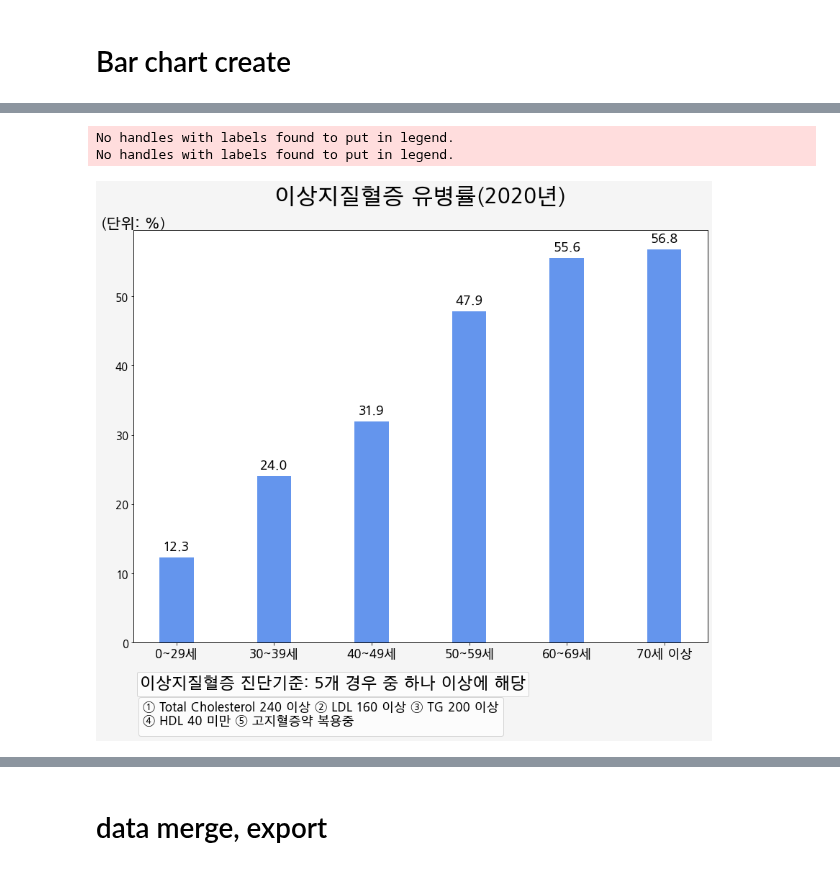
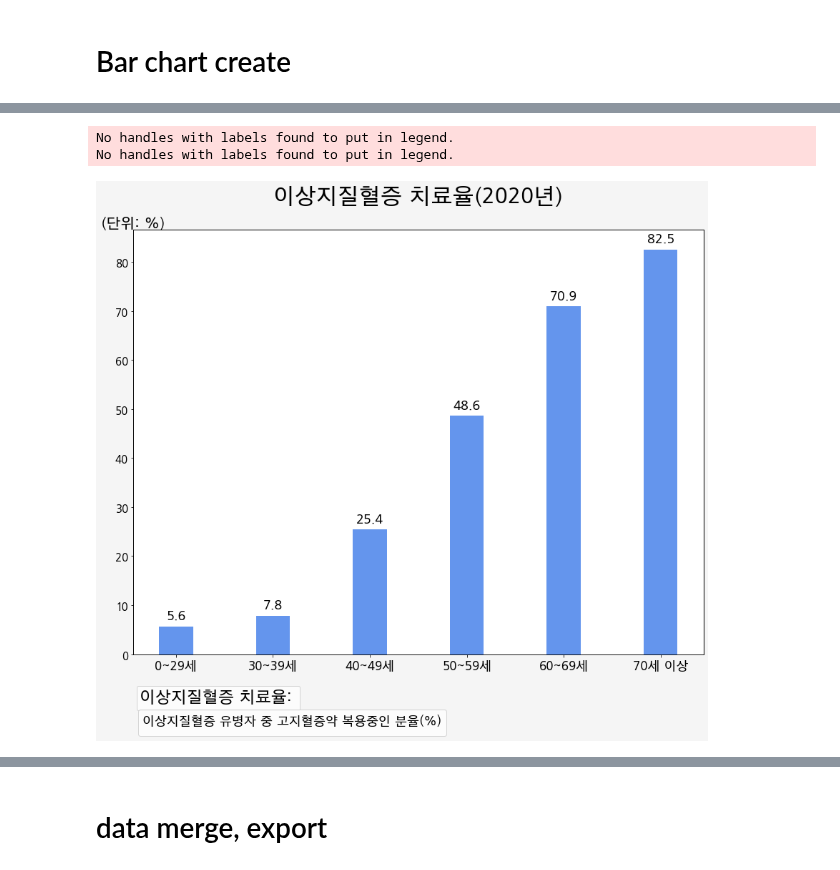
Before and after one commit to juseful/FactSheet2020, a Jupyter notebook: 02_질환별_03이상지질혈증.ipynb, the cells around one changed output, grey strips where cells are left out. Drawn from its saved outputs; the diff is of its cells as text; code cells hidden in the pictures.

Commit message:
Execution Plan, file export format modify

```diff
--- a/02_질환별_03이상지질혈증.ipynb
+++ b/02_질환별_03이상지질혈증.ipynb
@@ -45,9 +45,9 @@ data.loc[ data['AGE'] > 69                      ,'AGEGRP'] = '70세 이상'
 # %% [markdown]
 ### 특정 그룹 별도 저장 - 이상지질혈증(Dyslipidemia)은 control군 배제
 # %%
-# dysl_ctrl = data.drop(data.loc[data[GRP]!='당뇨'].index)
-# dysl_ctrl.loc[(dysl_ctrl['BL3164'] < 7.0), '{}_CTRL_YN'.format(GRP)] = '조절군'
-# dysl_ctrl['{}_CTRL_YN'.format(GRP)].fillna('비조절군',inplace=True)
+dysl_ctrl = data.drop(data.loc[data[GRP]!='이상지질혈증'].index)
+dysl_ctrl.loc[(dysl_ctrl['TRT_MED_HYPERLIPIDEMIA'] == '1'), '{}_CTRL_YN'.format(GRP)] = '치료군'
+dysl_ctrl['{}_CTRL_YN'.format(GRP)].fillna('비치료군',inplace=True)
 # dysl_ctrl
 # %%
 data_m = data.drop(data.loc[data['GEND_CD']=='F'].index)
@@ -313,5 +558,5 @@ No handles with labels found to put in legend.
 # %%
-value01 = dysl_per_subt.iloc[0,:-1]
+value01 = dysl_ctrl_per_subt.iloc[1,:-1]
 
 
 x = np.arange(len(labels))  # the label locations # all 값이 list에는 포함되지 않았기 때문임.
@@ -321,11 +566,10 @@ width = 0.35  # the width of the bars
 fig, ax = plt.subplots(figsize=(12, 11)) # 캔버스 배경 사이즈 설정
 
 fig.set_facecolor('whitesmoke') ## 캔버스 배경색 설정
-# rects1 = ax.bar(x,  value01, width, label='전체',color='cornflowerblue')
 rects1 = ax.bar(x,  value01, width,color='cornflowerblue')
 
 # Add some text for labels, title and custom x-axis tick labels, etc.
-ax.set_title('이상지질혈증 유병률(2020년)\n',fontsize=30)
+ax.set_title('이상지질혈증 치료율(2020년)\n',fontsize=30)
 ax.set_ylabel(
                 '(단위: %)' # 표시값
                  ,labelpad=-70 # 여백값 설정
@@ -355,34 +599,36 @@ def autolabel(rects):
                    )
 
 autolabel(rects1)
 
 # multiple legend
 def twinx(self):
     ax2 = self._make_twin_axes(sharex=self)
     # ax2.yaxis.tick_right()
     ax2.yaxis.set_visible(False)
     # ax2.yaxis.set_label_position('right')
     # ax2.yaxis.set_offset_position('right')
     ax2.set_autoscalex_on(self.get_autoscalex_on())
     self.yaxis.tick_left()
     ax2.xaxis.set_visible(False)
     ax2.patch.set_visible(False)
     return ax2
 
 ax2 = twinx(ax)
 ax3 = twinx(ax)
-lg1 = ax2.legend(bbox_to_anchor=(0,-0.14), title='이상지질혈증 진단기준: 5개 경우 중 하나 이상에 해당', title_fontsize = 22 ,ncol=1  ,loc='lower left')
-lg2 = ax3.legend(bbox_to_anchor=(0,-0.24), title='① Total Cholesterol 240 이상 ② LDL 160 이상 ③ TG 200 이상\n④ HDL 40 미만 ⑤ 고지혈증약 복용중', title_fontsize = 17 ,ncol=1,loc='lower left' ,fontsize=15)
+lg1 = ax2.legend(bbox_to_anchor=(0,-0.14), title='이상지질혈증 치료율: ', title_fontsize = 22 ,ncol=1  ,loc='lower left')
+lg2 = ax3.legend(bbox_to_anchor=(0,-0.205), title='이상지질혈증 유병자 중 고지혈증약 복용중인 분율(%)', title_fontsize = 17 ,ncol=1,loc='lower left' ,fontsize=15)
 
 fig.tight_layout()
 
-plt.savefig("{}/dysl_total_t.png".format(workdir)
+plt.savefig("{}/02_03이상지질혈증_03치료율.png".format(workdir[:-5])
             ,bbox_extra_artists=(lg1,lg2)
             ,bbox_inches='tight'
             )
 
+# plt.savefig("{}/dysl_ctrl_t.png".format(workdir),edgecolor="black")
+
 # plt.show()
 # %% [output]
 No handles with labels found to put in legend.
 No handles with labels found to put in legend.
-[figure, old version]
+[figure, new version]
```
Also changed, not shown: parts of 12 cells of this notebook.
